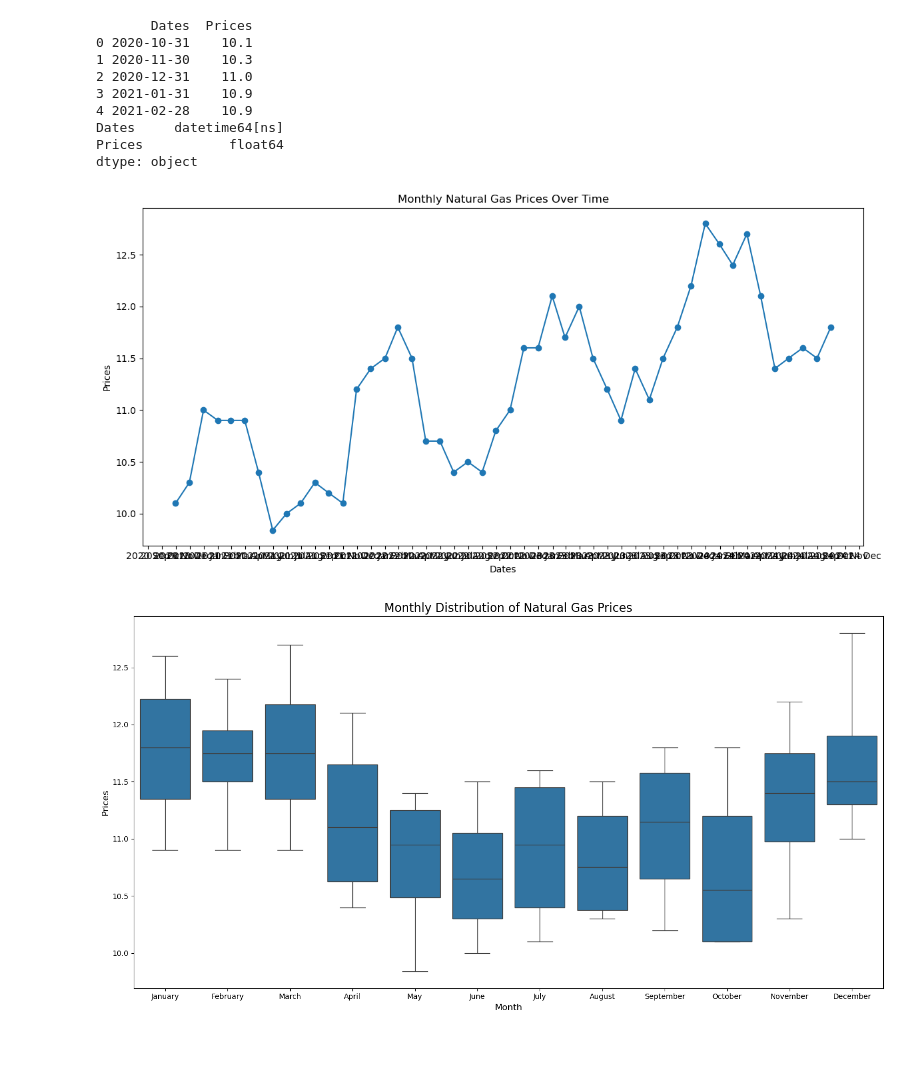
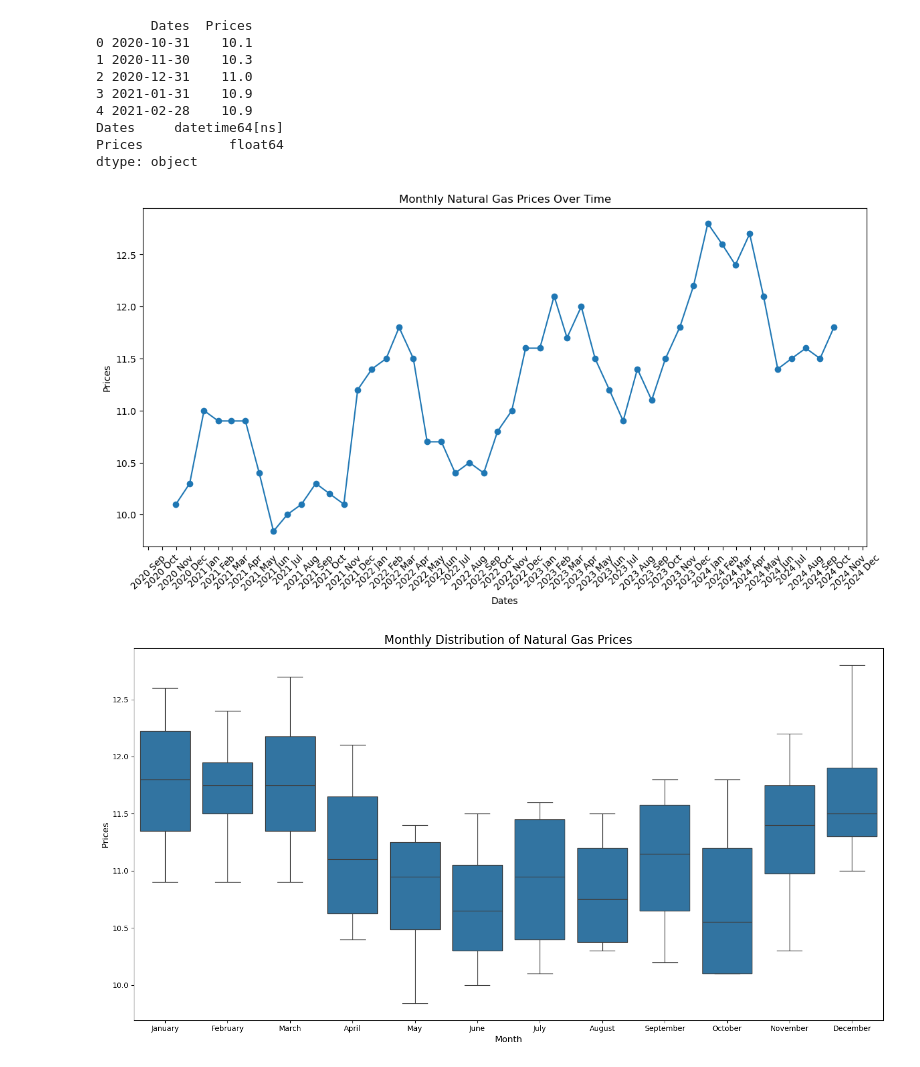
Before and after one commit to odhiambo1738/natural-gas-prediction, a Jupyter notebook: natural gas prediction.ipynb, the cells around one changed output. Drawn from its saved outputs; the diff is of its cells as text; code cells hidden in the pictures.

```diff
--- a/natural gas prediction.ipynb
+++ b/natural gas prediction.ipynb
@@ -45,19 +45,20 @@ dtype: object
 # %%
 #Run Visualisations to get a better understanding of seasonal trends
 #1. Line Plot of the entire time series
 plt.figure(figsize=(12,6))
-plt.plot(nat_gas['Dates'], nat_gas['Prices'], marker = 'o', linestyle = '-')
-ax=plt.gca()
-ax.xaxis.set_major_locator(mdates.MonthLocator()) #show ticks at each month
-ax.xaxis.set_major_formatter(mdates.DateFormatter('%Y %b')) # Format as 'Sep 2024'
+plt.plot(nat_gas['Dates'], nat_gas['Prices'], marker='o', linestyle='-')
+ax = plt.gca()
+ax.xaxis.set_major_locator(mdates.MonthLocator())
+ax.xaxis.set_major_formatter(mdates.DateFormatter('%Y %b'))
 plt.title('Monthly Natural Gas Prices Over Time')
 plt.xlabel('Dates')
 plt.ylabel('Prices')
-plt.grid=True
+plt.grid = True
 plt.tight_layout()
+plt.xticks(rotation=45)  # Rotate x-axis labels to avoid overlap
 plt.show()
 # %% [output]
-[figure, old version]
+[figure, new version]
 # %%
 #Extract Month and Year for Grouping
 nat_gas['month'] = nat_gas['Dates'].dt.month
```
Also changed, not shown: parts of 3 cells of this notebook.
